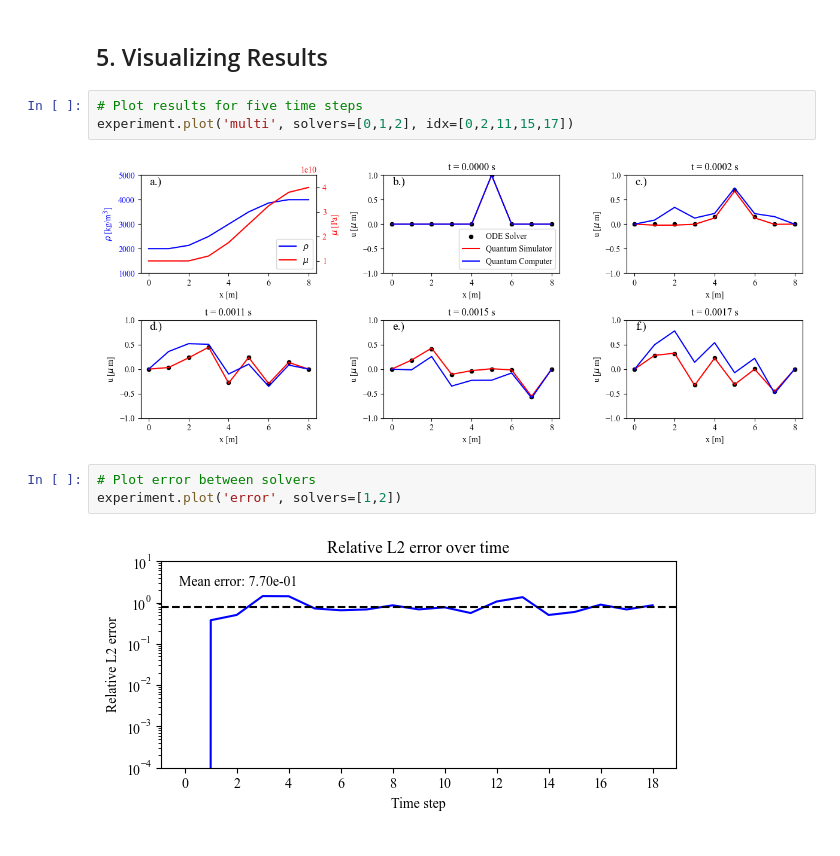
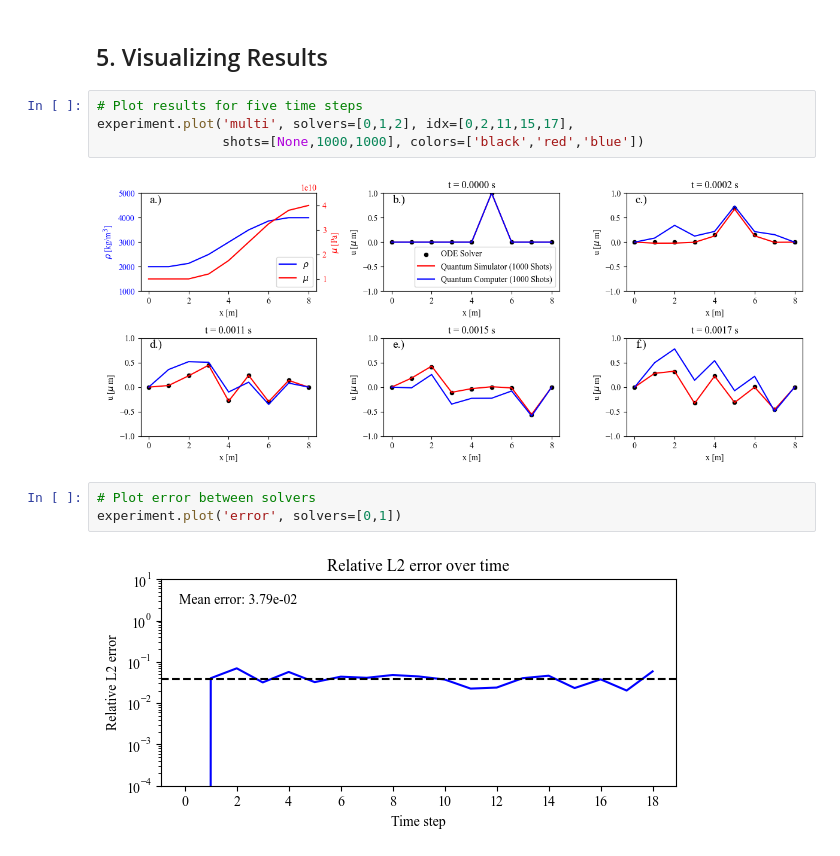
Before and after one commit to malteschade/Quantum-Wave-Equation-Solver, a Jupyter notebook: main.ipynb, the cells around one changed output. Saved outputs shown, nothing was run; the diff lists cells and outputs as text.

Commit message:
simulator run and visualization

```diff
--- a/main.ipynb
+++ b/main.ipynb
@@ -139,11 +139,12 @@ results = experiment.load()
 ## 5. Visualizing Results
 # %%
 # Plot results for five time steps
-experiment.plot('multi', solvers=[0,1,2], idx=[0,2,11,15,17])
+experiment.plot('multi', solvers=[0,1,2], idx=[0,2,11,15,17],
+                shots=[None,1000,1000], colors=['black','red','blue'])
 # %% [output]
-[figure, old version]
+[figure, new version]
 # %%
 # Plot error between solvers
-experiment.plot('error', solvers=[1,2])
+experiment.plot('error', solvers=[0,1])
 # %% [output]
-[figure, old version]
+[figure, new version]
```
Also changed, not shown: parts of 5 cells of this notebook, 6 other files.
